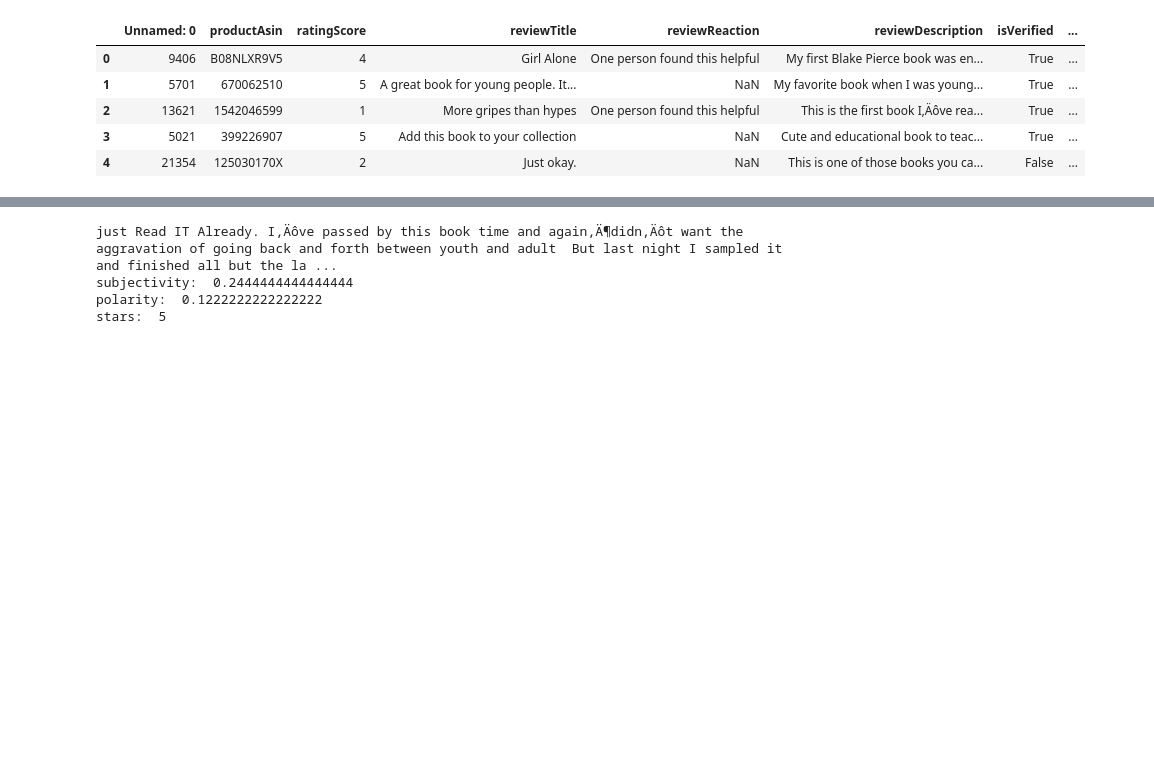
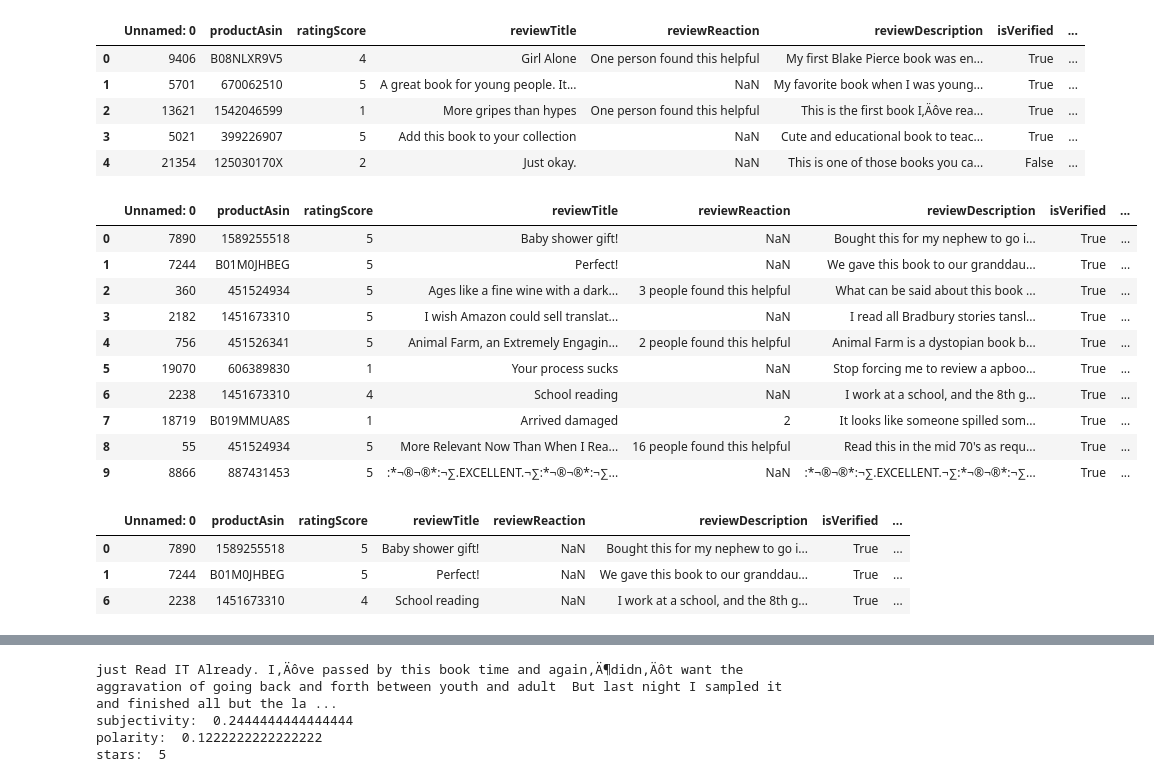
Before and after one commit to GxTeo/CZ-CE4045_NLP_Group_12, a Jupyter notebook: subjectivity_detection.ipynb, the cells around one changed output, grey strips where cells are left out. Saved outputs shown, nothing was run; the diff lists cells and outputs as text; code cells hidden in the pictures; blank space fills up the shorter version.

```diff
--- a/subjectivity_detection.ipynb
+++ b/subjectivity_detection.ipynb
@@ -198,11 +287,10 @@ def add_subjectivity(row):
 # %%
-def add_polarity(row):
+def tb_add_subjectivity(row):
+  review = TextBlob(row['cleaned_text'])
+  subjectivity = review.sentiment.subjectivity
+  return subjectivity
+def tb_add_polarity(row):
   review = TextBlob(row['cleaned_text'])
   polarity = review.sentiment.polarity
-  # if polarity < 0.0:
-  #   val = 0 # negative
-  # else:
-  #   val = 1 # positive
-  # return val
   return polarity
 # %%
@@ -216,3 +304,27 @@ clean_data.head()
 | 2 | 13621 | 1542046599 | 1 | More gripes than hypes | One person found this helpful | This is the first book I‚Äôve rea... | True | ... |
 | 3 | 5021 | 399226907 | 5 | Add this book to your collection | NaN | Cute and educational book to teac... | True | ... |
 | 4 | 21354 | 125030170X | 2 | Just okay. | NaN | This is one of those books you ca... | False | ... |
+# %%
+critical_examples['tb_subjectivity'] = critical_examples.apply(tb_add_subjectivity, axis=1)
+critical_examples['tb_polarity'] = critical_examples.apply(tb_add_polarity, axis=1)
+critical_examples
+# %% [output]
+|  | Unnamed: 0 | productAsin | ratingScore | reviewTitle | reviewReaction | reviewDescription | isVerified | ... |
+| 0 | 7890 | 1589255518 | 5 | Baby shower gift! | NaN | Bought this for my nephew to go i... | True | ... |
+| 1 | 7244 | B01M0JHBEG | 5 | Perfect! | NaN | We gave this book to our granddau... | True | ... |
+| 2 | 360 | 451524934 | 5 | Ages like a fine wine with a dark... | 3 people found this helpful | What can be said about this book ... | True | ... |
+| 3 | 2182 | 1451673310 | 5 | I wish Amazon could sell translat... | NaN | I read all Bradbury stories tansl... | True | ... |
+| 4 | 756 | 451526341 | 5 | Animal Farm, an Extremely Engagin... | 2 people found this helpful | Animal Farm is a dystopian book b... | True | ... |
+| 5 | 19070 | 606389830 | 1 | Your process sucks | NaN | Stop forcing me to review a apboo... | True | ... |
+| 6 | 2238 | 1451673310 | 4 | School reading | NaN | I work at a school, and the 8th g... | True | ... |
+| 7 | 18719 | B019MMUA8S | 1 | Arrived damaged | 2 | It looks like someone spilled som... | True | ... |
+| 8 | 55 | 451524934 | 5 | More Relevant Now Than When I Rea... | 16 people found this helpful | Read this in the mid 70's as requ... | True | ... |
+| 9 | 8866 | 887431453 | 5 | :*¬®¬®*:¬∑.EXCELLENT.¬∑:*¬®¬®*:¬∑... | NaN | :*¬®¬®*:¬∑.EXCELLENT.¬∑:*¬®¬®*:¬∑... | True | ... |
+# %%
+# Using a threshold of 0.5, we see which reviews would have been labelled as subjective and not discarded by TextBlob
+critical_examples.loc[critical_examples['tb_subjectivity'] >= 0.5]
+# %% [output]
+|  | Unnamed: 0 | productAsin | ratingScore | reviewTitle | reviewReaction | reviewDescription | isVerified | ... |
+| 0 | 7890 | 1589255518 | 5 | Baby shower gift! | NaN | Bought this for my nephew to go i... | True | ... |
+| 1 | 7244 | B01M0JHBEG | 5 | Perfect! | NaN | We gave this book to our granddau... | True | ... |
+| 6 | 2238 | 1451673310 | 4 | School reading | NaN | I work at a school, and the 8th g... | True | ... |
```
Also changed, not shown: parts of 77 cells of this notebook.
